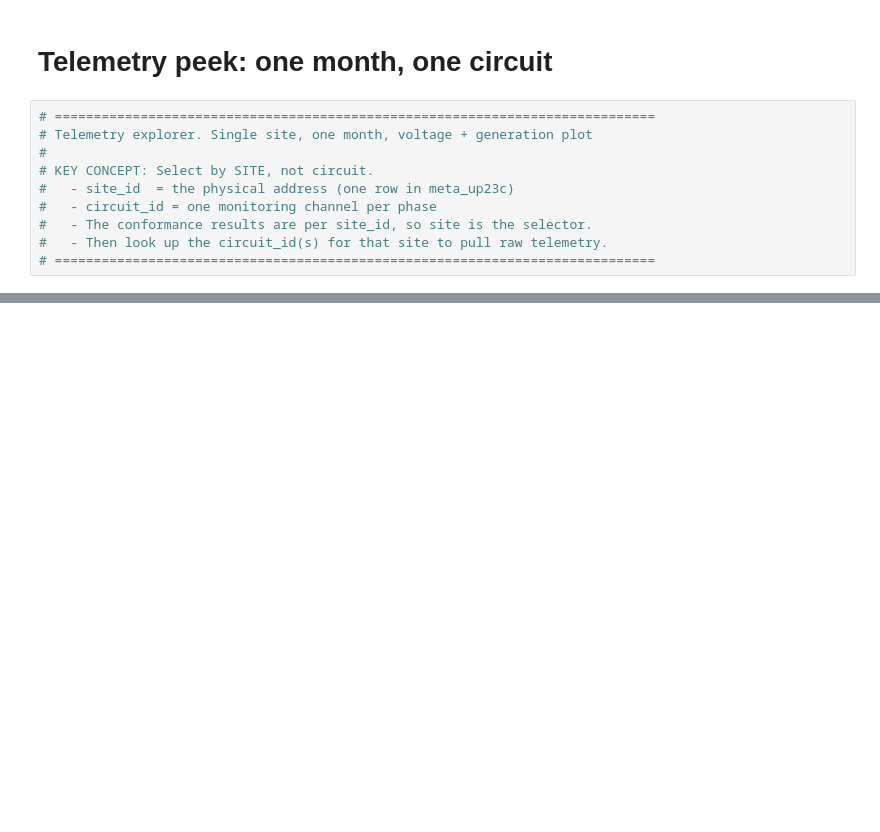
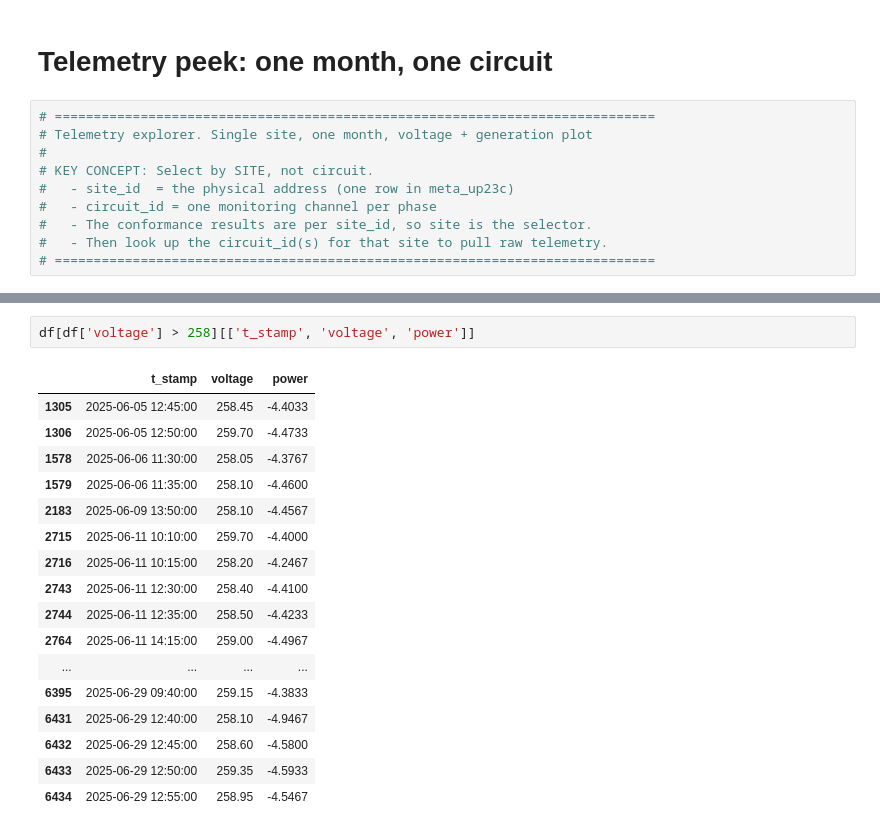
Before and after one commit to UNSW-CEEM/CICCADA, a Jupyter notebook: bms_sa_review/data_query/01_data_exploration.ipynb, the cells around one changed output, grey strips where cells are left out. Saved outputs shown, nothing was run; the diff lists cells and outputs as text; blank space fills up the shorter version.

```diff
--- a/bms_sa_review/data_query/01_data_exploration.ipynb
+++ b/bms_sa_review/data_query/01_data_exploration.ipynb
@@ -631,3 +675,23 @@ Time range: 2025-01-01 00:00:00 → 2025-01-31 23:55:00
+# %%
+df[df['voltage'] > 258][['t_stamp', 'voltage', 'power']]
+# %% [output]
+|  | t_stamp | voltage | power |
+| 1305 | 2025-06-05 12:45:00 | 258.45 | -4.4033 |
+| 1306 | 2025-06-05 12:50:00 | 259.70 | -4.4733 |
+| 1578 | 2025-06-06 11:30:00 | 258.05 | -4.3767 |
+| 1579 | 2025-06-06 11:35:00 | 258.10 | -4.4600 |
+| 2183 | 2025-06-09 13:50:00 | 258.10 | -4.4567 |
+| 2715 | 2025-06-11 10:10:00 | 259.70 | -4.4000 |
+| 2716 | 2025-06-11 10:15:00 | 258.20 | -4.2467 |
+| 2743 | 2025-06-11 12:30:00 | 258.40 | -4.4100 |
+| 2744 | 2025-06-11 12:35:00 | 258.50 | -4.4233 |
+| 2764 | 2025-06-11 14:15:00 | 259.00 | -4.4967 |
+| ... | ... | ... | ... |
+| 6395 | 2025-06-29 09:40:00 | 259.15 | -4.3833 |
+| 6431 | 2025-06-29 12:40:00 | 258.10 | -4.9467 |
+| 6432 | 2025-06-29 12:45:00 | 258.60 | -4.5800 |
+| 6433 | 2025-06-29 12:50:00 | 259.35 | -4.5933 |
+| 6434 | 2025-06-29 12:55:00 | 258.95 | -4.5467 |
 # %%
 # -----------------------------------------------------------------------------
 # Timezone conversion: UTC → AEST (UTC+10, fixed offset, no daylight saving)
```
Also changed, not shown: parts of 17 cells of this notebook, 2 other files.
